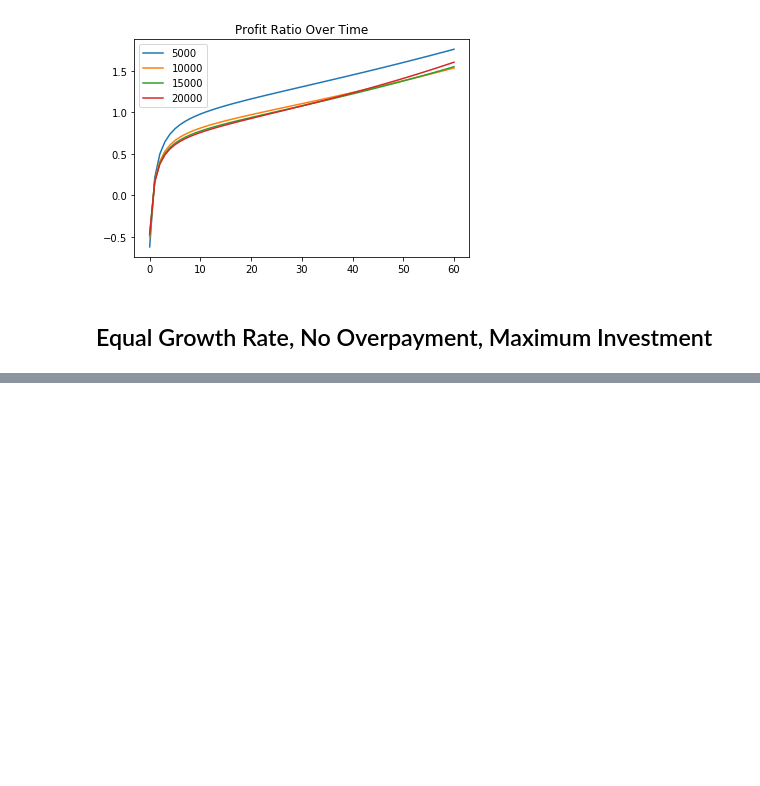
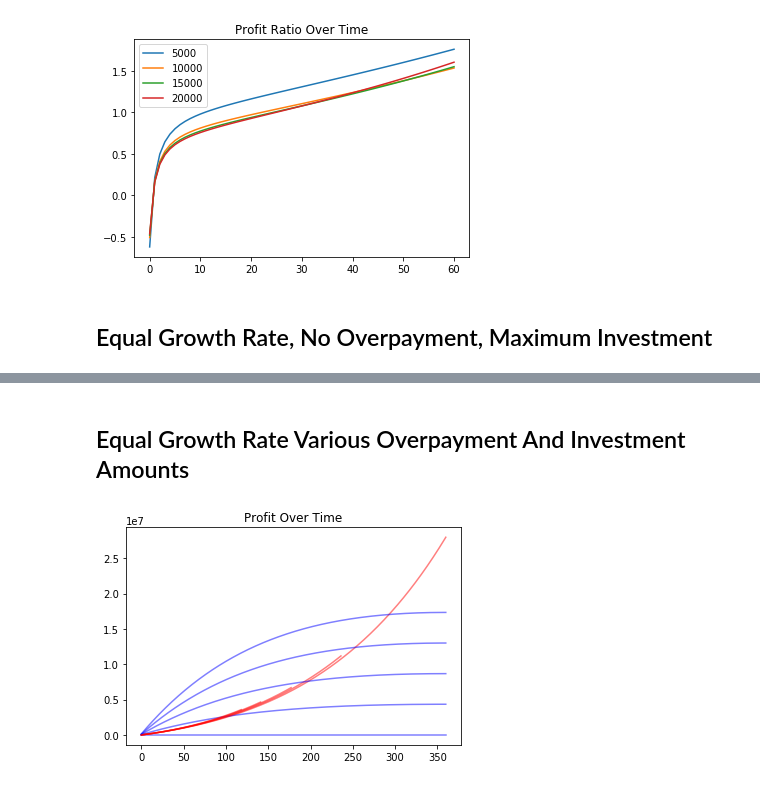
Before and after one commit to rossrco/real_estate_sim, a Jupyter notebook: analysis.ipynb, the cells around one changed output, grey strips where cells are left out. Cells and saved outputs as stored; diff of their text form; code cells hidden in the pictures; blank space fills up the shorter version.

```diff
--- a/analysis.ipynb
+++ b/analysis.ipynb
@@ -141,0 +140,16 @@ plt.show()
+# %% [markdown]
+## Equal Growth Rate Various Overpayment And Investment Amounts
+# %%
+to_plot = history[(history.growth_rate_real_estate==history.growth_rate_stocks)
+                  & (history.growth_rate_stocks==0.07)].copy()
+
+for amount in list(range(0, 20001, 5000)):
+    subplot_1 = to_plot[(to_plot.investment_amount==amount) & (to_plot.mortgage_overpayment_amount==0)]
+    subplot_2 = to_plot[(to_plot.investment_amount==0) & (to_plot.mortgage_overpayment_amount==amount)]
+    plt.plot(subplot_1.month, subplot_1.cumulative_profit_stocks, color='b', alpha=0.5)
+    plt.plot(subplot_2.month, subplot_2.current_profit_real_estate, color='r', alpha=0.5)
+
+plt.title('Profit Over Time')
+plt.show()
+# %% [output]
+[figure, added]
```
Also changed, not shown: parts of 2 cells of this notebook.
